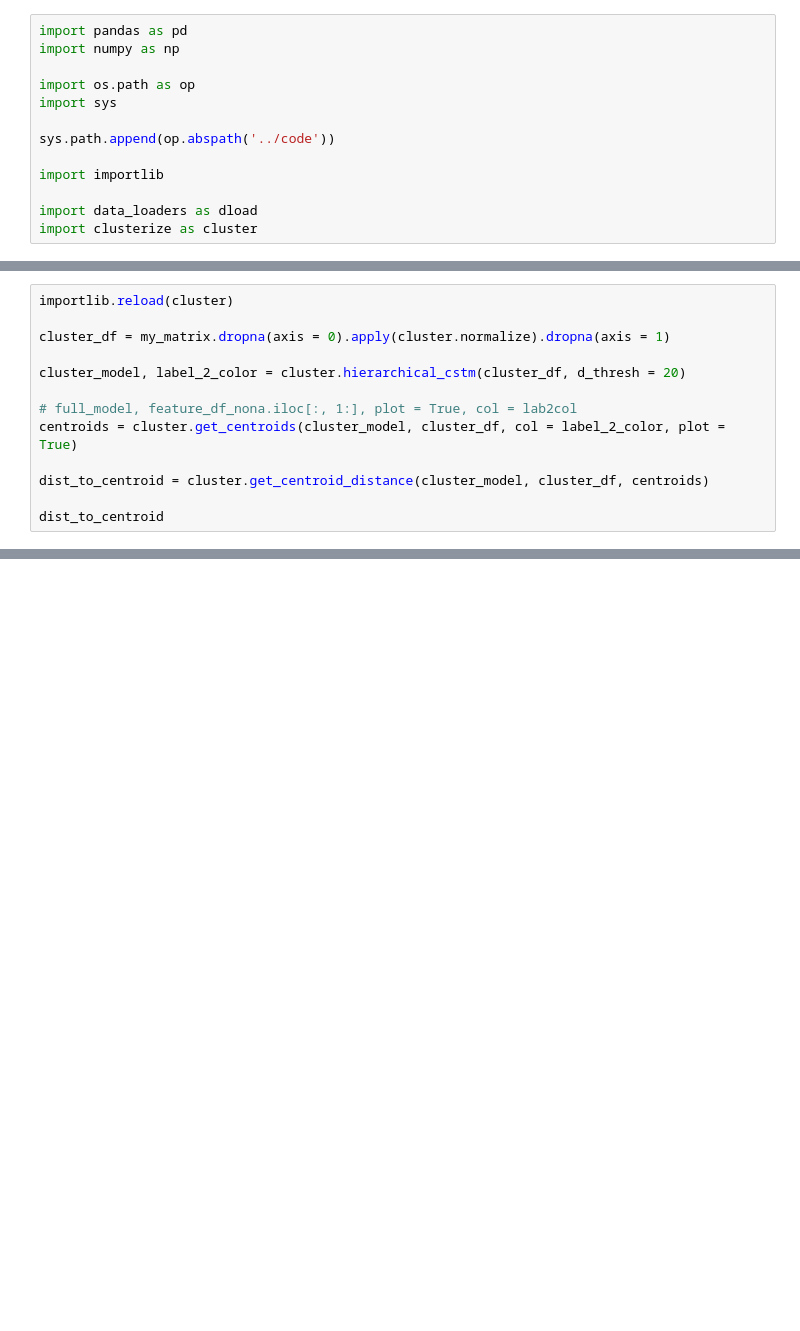
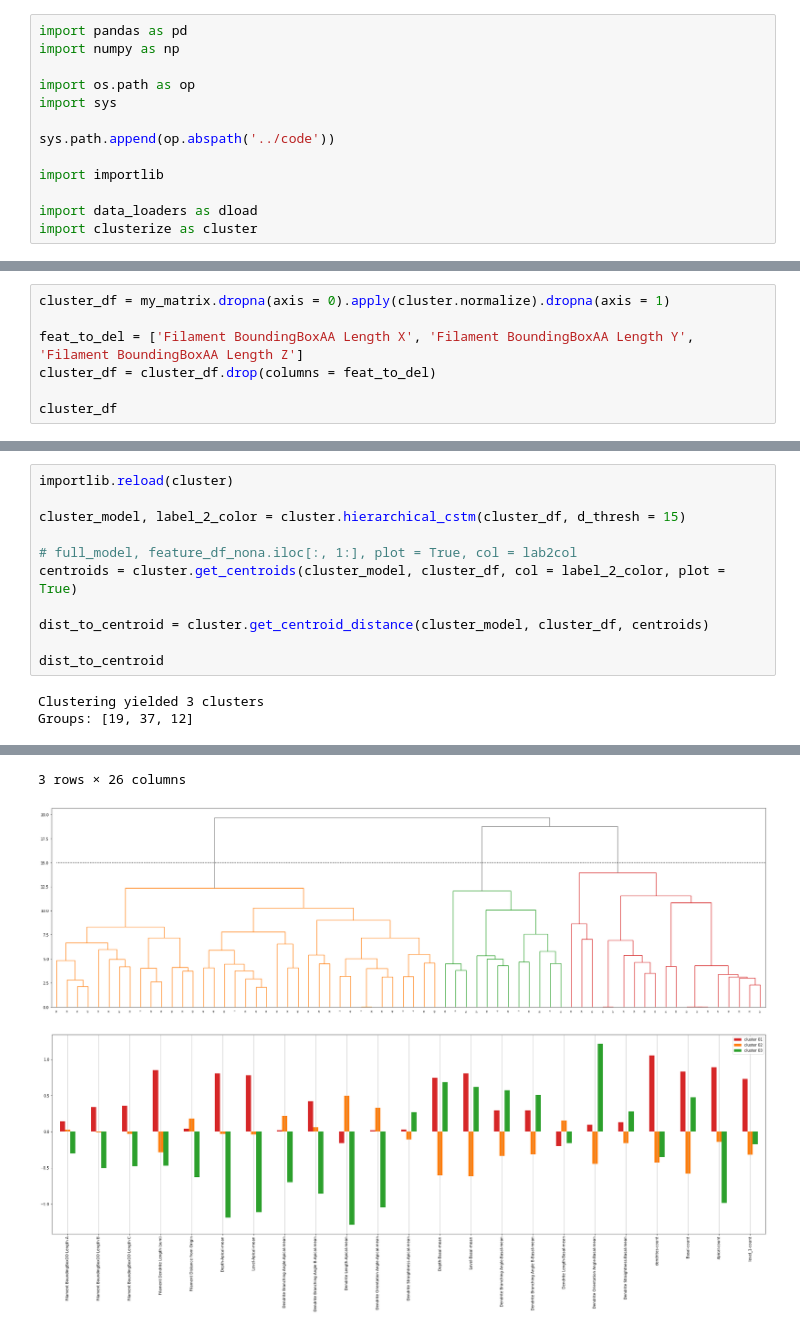
Before and after one commit to brainhack-ch/piriform-cortex-diversity, a Jupyter notebook: notebooks/clustering.ipynb, the cells around one changed output, grey strips where cells are left out. Drawn from its saved outputs; the diff is of its cells as text; blank space fills up the shorter version.

Commit message:
Updated clustering w. feature exclusion

```diff
--- a/notebooks/clustering.ipynb
+++ b/notebooks/clustering.ipynb
@@ -21,0 +75,7 @@ my_matrix.iloc[is_na_idx]
+# %%
+cluster_df = my_matrix.dropna(axis = 0).apply(cluster.normalize).dropna(axis = 1)
+
+feat_to_del = ['Filament BoundingBoxAA Length X', 'Filament BoundingBoxAA Length Y', 'Filament BoundingBoxAA Length Z']
+cluster_df = cluster_df.drop(columns = feat_to_del)
+
+cluster_df
@@ -22,9 +97,7 @@ my_matrix.iloc[is_na_idx]
 # %%
 importlib.reload(cluster)
 
-cluster_df = my_matrix.dropna(axis = 0).apply(cluster.normalize).dropna(axis = 1)
-
-cluster_model, label_2_color = cluster.hierarchical_cstm(cluster_df, d_thresh = 20)
+cluster_model, label_2_color = cluster.hierarchical_cstm(cluster_df, d_thresh = 15)
 
 # full_model, feature_df_nona.iloc[:, 1:], plot = True, col = lab2col
 centroids = cluster.get_centroids(cluster_model, cluster_df, col = label_2_color, plot = True)
@@ -32,3 +105,6 @@ centroids = cluster.get_centroids(cluster_model, cluster_df, col = label_2_color
 dist_to_centroid = cluster.get_centroid_distance(cluster_model, cluster_df, centroids)
 
 dist_to_centroid
+# %% [output]
+Clustering yielded 3 clusters
+Groups: [19, 37, 12]
@@ -34,0 +115,3 @@ dist_to_centroid
+3 rows × 26 columns
+[figure, added]
+[figure, added]
```
Also changed, not shown: parts of 4 cells of this notebook.
